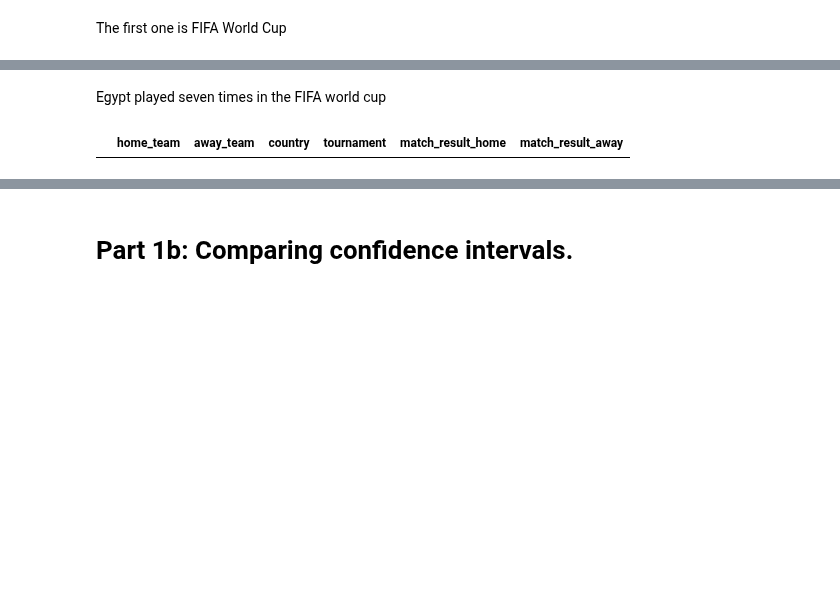
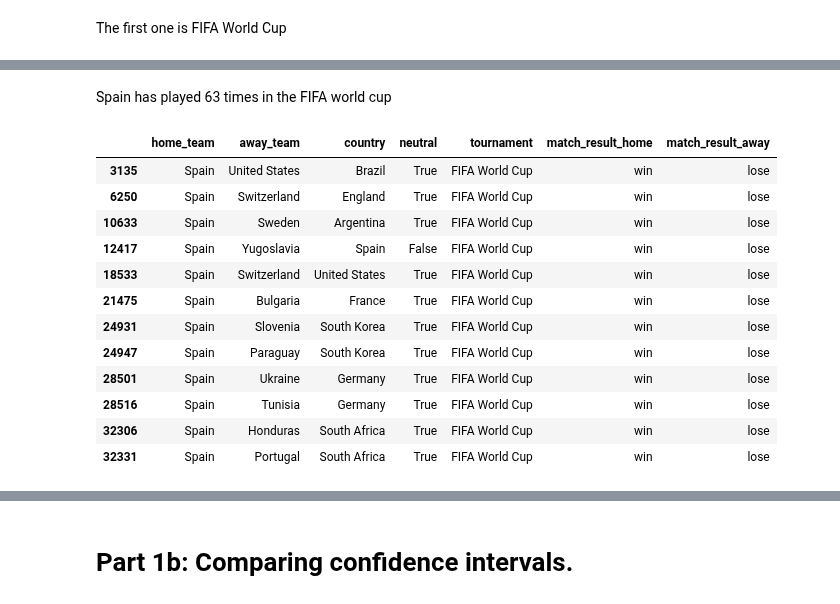
Before and after one commit to malouche/DSC2spring2022, a Jupyter notebook: Ali Baligh 900211718 assig 2.ipynb, the cells around one changed output, grey strips where cells are left out. Drawn from its saved outputs; the diff is of its cells as text; code cells hidden in the pictures; blank space fills up the shorter version.

```diff
--- a/Ali Baligh 900211718 assig 2.ipynb
+++ b/Ali Baligh 900211718 assig 2.ipynb
@@ -125,6 +127,8 @@ df1=pd.DataFrame(df.home_team)
 df1=df1.assign(away_team=df["away_team"])
 # %%
 df1=df1.assign(country=df["country"])
+# %%
+df1=df1.assign(neutral=df["neutral"])
 # %%
 df1=df1.assign(tournament=df["tournament"])
 # %%
@@ -323,6 +547,18 @@ df1[((df1["home_team"]=="Egypt")^(df1["away_team"]=="Egypt"))&(df1["tournament"]
 # %% [markdown]
-Egypt played seven times in the FIFA world cup
+Spain has played 63 times in the FIFA world cup
 # %%
-df1[(df1["home_team"]=="Egypt")&(df1["tournament"]=="FIFA World Cup")&(df1["match_result_home"]=="win")]
+df1[(df1["home_team"]=="Spain")&(df1["tournament"]=="FIFA World Cup")&(df1["match_result_home"]=="win")]
 # %% [output]
-|  | home_team | away_team | country | tournament | match_result_home | match_result_away |
+|  | home_team | away_team | country | neutral | tournament | match_result_home | match_result_away |
+| 3135 | Spain | United States | Brazil | True | FIFA World Cup | win | lose |
+| 6250 | Spain | Switzerland | England | True | FIFA World Cup | win | lose |
+| 10633 | Spain | Sweden | Argentina | True | FIFA World Cup | win | lose |
+| 12417 | Spain | Yugoslavia | Spain | False | FIFA World Cup | win | lose |
+| 18533 | Spain | Switzerland | United States | True | FIFA World Cup | win | lose |
+| 21475 | Spain | Bulgaria | France | True | FIFA World Cup | win | lose |
+| 24931 | Spain | Slovenia | South Korea | True | FIFA World Cup | win | lose |
+| 24947 | Spain | Paraguay | South Korea | True | FIFA World Cup | win | lose |
+| 28501 | Spain | Ukraine | Germany | True | FIFA World Cup | win | lose |
+| 28516 | Spain | Tunisia | Germany | True | FIFA World Cup | win | lose |
+| 32306 | Spain | Honduras | South Africa | True | FIFA World Cup | win | lose |
+| 32331 | Spain | Portugal | South Africa | True | FIFA World Cup | win | lose |
```
Also changed, not shown: parts of 124 cells of this notebook.
